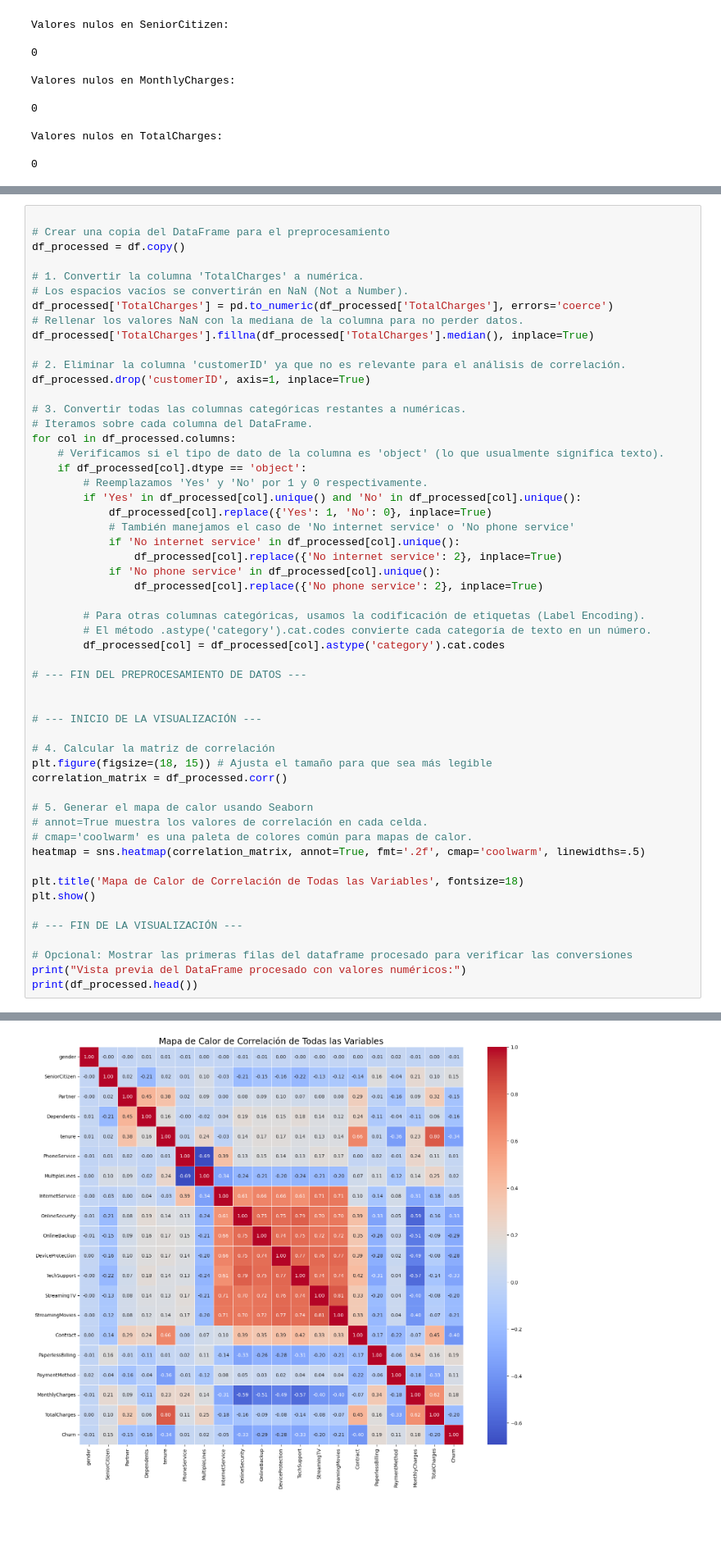
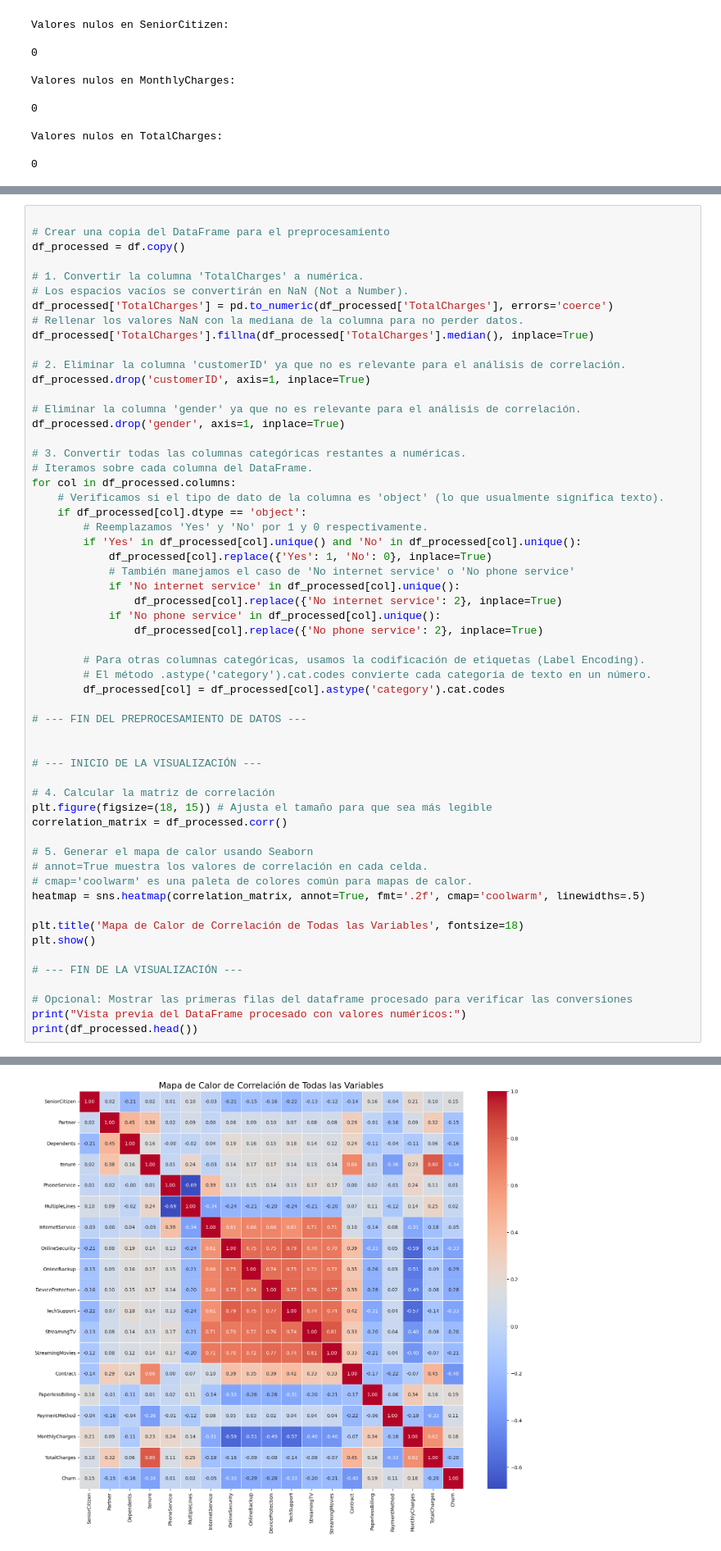
Before and after one commit to PALACIOS1259/Cienciadedatos, a Jupyter notebook: Untitled.ipynb, the cells around one changed output, grey strips where cells are left out. Shown at 82% size. Drawn from its saved outputs; the diff is of its cells as text; blank space fills up the shorter version.

```diff
--- a/Untitled.ipynb
+++ b/Untitled.ipynb
@@ -218,6 +309,9 @@ df_processed['TotalCharges'].fillna(df_processed['TotalCharges'].median(), inpla
 
 # 2. Eliminar la columna 'customerID' ya que no es relevante para el análisis de correlación.
 df_processed.drop('customerID', axis=1, inplace=True)
+
+# Eliminar la columna 'gender' ya que no es relevante para el análisis de correlación.
+df_processed.drop('gender', axis=1, inplace=True)
 
 # 3. Convertir todas las columnas categóricas restantes a numéricas.
 # Iteramos sobre cada columna del DataFrame.
@@ -250,32 +344,32 @@ correlation_matrix = df_processed.corr()
 # annot=True muestra los valores de correlación en cada celda.
 # cmap='coolwarm' es una paleta de colores común para mapas de calor.
 heatmap = sns.heatmap(correlation_matrix, annot=True, fmt='.2f', cmap='coolwarm', linewidths=.5)
 
 plt.title('Mapa de Calor de Correlación de Todas las Variables', fontsize=18)
 plt.show()
 
 # --- FIN DE LA VISUALIZACIÓN ---
 
 # Opcional: Mostrar las primeras filas del dataframe procesado para verificar las conversiones
 print("Vista previa del DataFrame procesado con valores numéricos:")
 print(df_processed.head())
 # %% [output]
 The behavior will change in pandas 3.0. This inplace method will never work because the intermediate object on which we are setting values always behaves as a copy.
 
 For example, when doing 'df[col].method(value, inplace=True)', try using 'df.method({col: value}, inplace=True)' or df[col] = df[col].method(value) instead, to perform the operation inplace on the ori ...
 
 
   df_processed['TotalCharges'].fillna(df_processed['TotalCharges'].median(), inplace=True)
 The behavior will change in pandas 3.0. This inplace method will never work because the intermediate object on which we are setting values always behaves as a copy.
 
 For example, when doing 'df[col].method(value, inplace=True)', try using 'df.method({col: value}, inplace=True)' or df[col] = df[col].method(value) instead, to perform the operation inplace on the ori ...
 
 
   df_processed[col].replace({'Yes': 1, 'No': 0}, inplace=True)
 ... (14 lines left out)
 For example, when doing 'df[col].method(value, inplace=True)', try using 'df.method({col: value}, inplace=True)' or df[col] = df[col].method(value) instead, to perform the operation inplace on the ori ...
 
 
   df_processed[col].replace({'Yes': 1, 'No': 0}, inplace=True)
-[figure, old version]
+[figure, new version]
 Vista previa del DataFrame procesado con valores numéricos:
```
Also changed, not shown: parts of 12 cells of this notebook.
